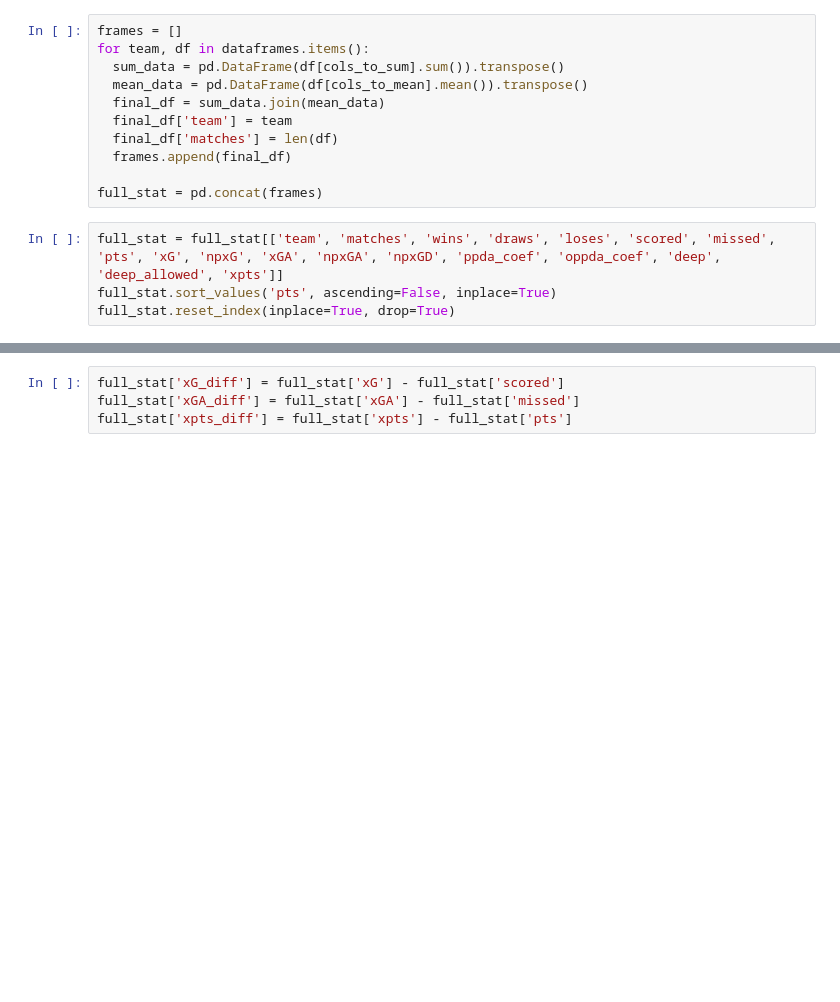
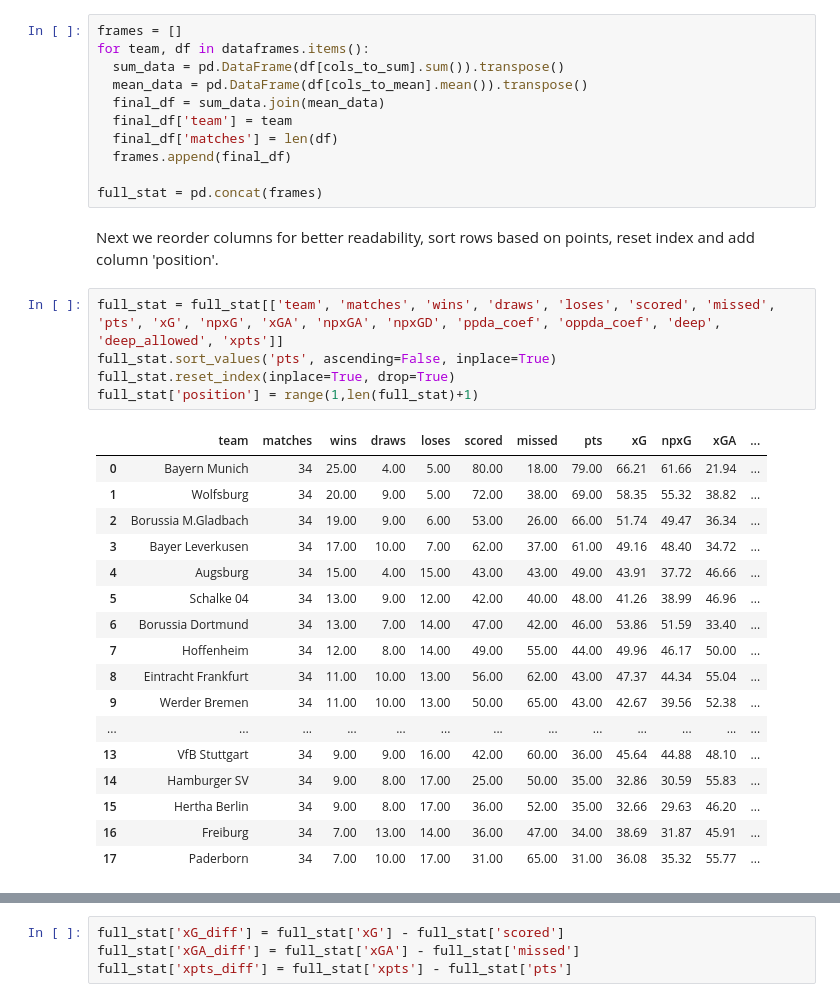
Before and after one commit to slehkyi/notebooks-for-articles, a Jupyter notebook: Web_Scrapping_Understats_com_for_xG_dataset.ipynb, the cells around one changed output, grey strips where cells are left out. Drawn from its saved outputs; the diff is of its cells as text; blank space fills up the shorter version.

```diff
--- a/Web_Scrapping_Understats_com_for_xG_dataset.ipynb
+++ b/Web_Scrapping_Understats_com_for_xG_dataset.ipynb
@@ -180,7 +254,28 @@ for team, df in dataframes.items():
   frames.append(final_df)
 
 full_stat = pd.concat(frames)
+# %% [markdown]
+Next we reorder columns for better readability, sort rows based on points, reset index and add column 'position'.
 # %%
 full_stat = full_stat[['team', 'matches', 'wins', 'draws', 'loses', 'scored', 'missed', 'pts', 'xG', 'npxG', 'xGA', 'npxGA', 'npxGD', 'ppda_coef', 'oppda_coef', 'deep', 'deep_allowed', 'xpts']]
 full_stat.sort_values('pts', ascending=False, inplace=True)
 full_stat.reset_index(inplace=True, drop=True)
+full_stat['position'] = range(1,len(full_stat)+1)
+# %% [output]
+|  | team | matches | wins | draws | loses | scored | missed | pts | xG | npxG | xGA | ... |
+| 0 | Bayern Munich | 34 | 25.00 | 4.00 | 5.00 | 80.00 | 18.00 | 79.00 | 66.21 | 61.66 | 21.94 | ... |
+| 1 | Wolfsburg | 34 | 20.00 | 9.00 | 5.00 | 72.00 | 38.00 | 69.00 | 58.35 | 55.32 | 38.82 | ... |
+| 2 | Borussia M.Gladbach | 34 | 19.00 | 9.00 | 6.00 | 53.00 | 26.00 | 66.00 | 51.74 | 49.47 | 36.34 | ... |
+| 3 | Bayer Leverkusen | 34 | 17.00 | 10.00 | 7.00 | 62.00 | 37.00 | 61.00 | 49.16 | 48.40 | 34.72 | ... |
+| 4 | Augsburg | 34 | 15.00 | 4.00 | 15.00 | 43.00 | 43.00 | 49.00 | 43.91 | 37.72 | 46.66 | ... |
+| 5 | Schalke 04 | 34 | 13.00 | 9.00 | 12.00 | 42.00 | 40.00 | 48.00 | 41.26 | 38.99 | 46.96 | ... |
+| 6 | Borussia Dortmund | 34 | 13.00 | 7.00 | 14.00 | 47.00 | 42.00 | 46.00 | 53.86 | 51.59 | 33.40 | ... |
+| 7 | Hoffenheim | 34 | 12.00 | 8.00 | 14.00 | 49.00 | 55.00 | 44.00 | 49.96 | 46.17 | 50.00 | ... |
+| 8 | Eintracht Frankfurt | 34 | 11.00 | 10.00 | 13.00 | 56.00 | 62.00 | 43.00 | 47.37 | 44.34 | 55.04 | ... |
+| 9 | Werder Bremen | 34 | 11.00 | 10.00 | 13.00 | 50.00 | 65.00 | 43.00 | 42.67 | 39.56 | 52.38 | ... |
+| ... | ... | ... | ... | ... | ... | ... | ... | ... | ... | ... | ... | ... |
+| 13 | VfB Stuttgart | 34 | 9.00 | 9.00 | 16.00 | 42.00 | 60.00 | 36.00 | 45.64 | 44.88 | 48.10 | ... |
+| 14 | Hamburger SV | 34 | 9.00 | 8.00 | 17.00 | 25.00 | 50.00 | 35.00 | 32.86 | 30.59 | 55.83 | ... |
+| 15 | Hertha Berlin | 34 | 9.00 | 8.00 | 17.00 | 36.00 | 52.00 | 35.00 | 32.66 | 29.63 | 46.20 | ... |
+| 16 | Freiburg | 34 | 7.00 | 13.00 | 14.00 | 36.00 | 47.00 | 34.00 | 38.69 | 31.87 | 45.91 | ... |
+| 17 | Paderborn | 34 | 7.00 | 10.00 | 17.00 | 31.00 | 65.00 | 31.00 | 36.08 | 35.32 | 55.77 | ... |
```
Also changed, not shown: parts of 32 cells of this notebook.
